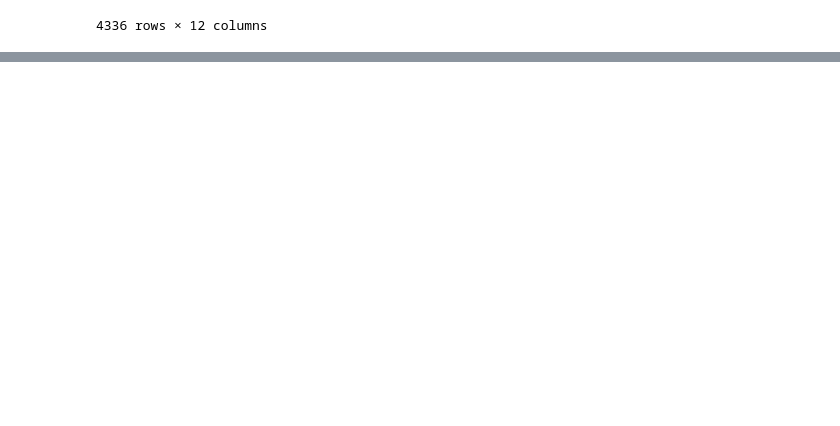
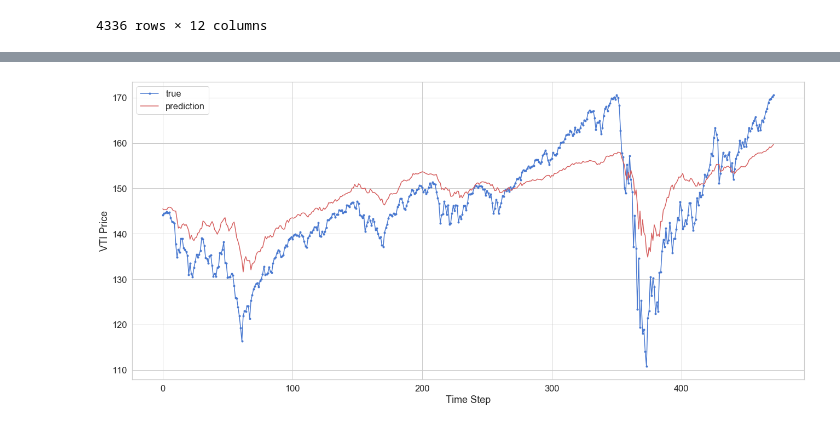
Before and after one commit to MKevinEvans/TensorFlow_stock_price_predictor, a Jupyter notebook: LSTM_Tensor_Flow_VTI.ipynb, the cells around one changed output, grey strips where cells are left out. Drawn from its saved outputs; the diff is of its cells as text; code cells hidden in the pictures; blank space fills up the shorter version.

```diff
--- a/LSTM_Tensor_Flow_VTI.ipynb
+++ b/LSTM_Tensor_Flow_VTI.ipynb
@@ -232,0 +256,9 @@ train
+# %%
+plt.plot(y_test_inv.flatten(), marker='.', label="true")
+plt.plot(y_pred_inv.flatten(), 'r', label="prediction")
+plt.ylabel('VTI Price')
+plt.xlabel('Time Step')
+plt.legend()
+plt.show();
+# %% [output]
+[figure, added]
```
Also changed, not shown: parts of 16 cells of this notebook.
